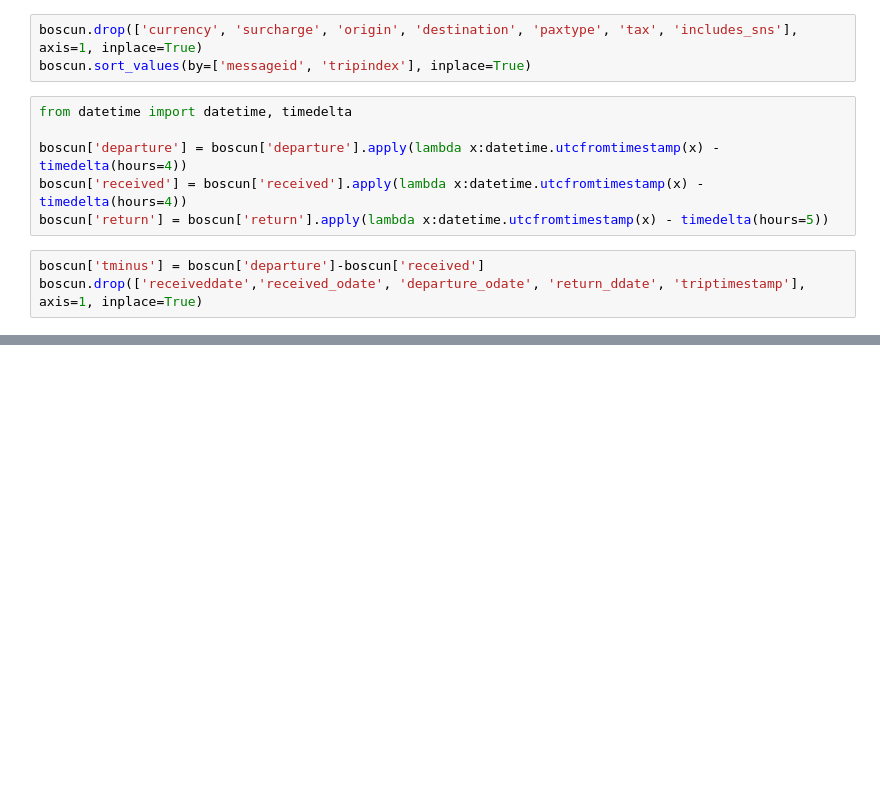
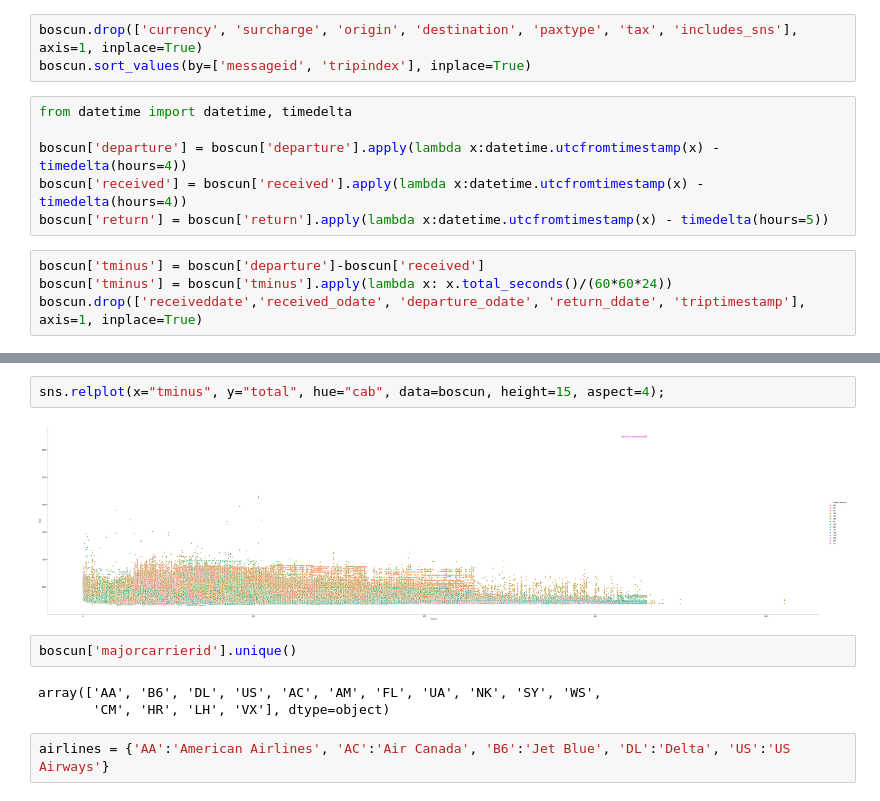
Before and after one commit to adeshkadambi/flight-prediction, a Jupyter notebook: Assignment.ipynb, the cells around one changed output, grey strips where cells are left out. Cells and saved outputs as stored; diff of their text form; blank space fills up the shorter version.

```diff
--- a/Assignment.ipynb
+++ b/Assignment.ipynb
@@ -24,4 +60,5 @@ boscun['received'] = boscun['received'].apply(lambda x:datetime.utcfromtimestamp
 boscun['return'] = boscun['return'].apply(lambda x:datetime.utcfromtimestamp(x) - timedelta(hours=5))
 # %%
 boscun['tminus'] = boscun['departure']-boscun['received']
+boscun['tminus'] = boscun['tminus'].apply(lambda x: x.total_seconds()/(60*60*24))
 boscun.drop(['receiveddate','received_odate', 'departure_odate', 'return_ddate', 'triptimestamp'], axis=1, inplace=True)
@@ -63,0 +88,11 @@ ___
+# %%
+sns.relplot(x="tminus", y="total", hue="cab", data=boscun, height=15, aspect=4);
+# %% [output]
+[figure, added]
+# %%
+boscun['majorcarrierid'].unique()
+# %% [output]
+array(['AA', 'B6', 'DL', 'US', 'AC', 'AM', 'FL', 'UA', 'NK', 'SY', 'WS',
+       'CM', 'HR', 'LH', 'VX'], dtype=object)
+# %%
+airlines = {'AA':'American Airlines', 'AC':'Air Canada', 'B6':'Jet Blue', 'DL':'Delta', 'US':'US Airways'}
```
Also changed, not shown: parts of 8 cells of this notebook.
